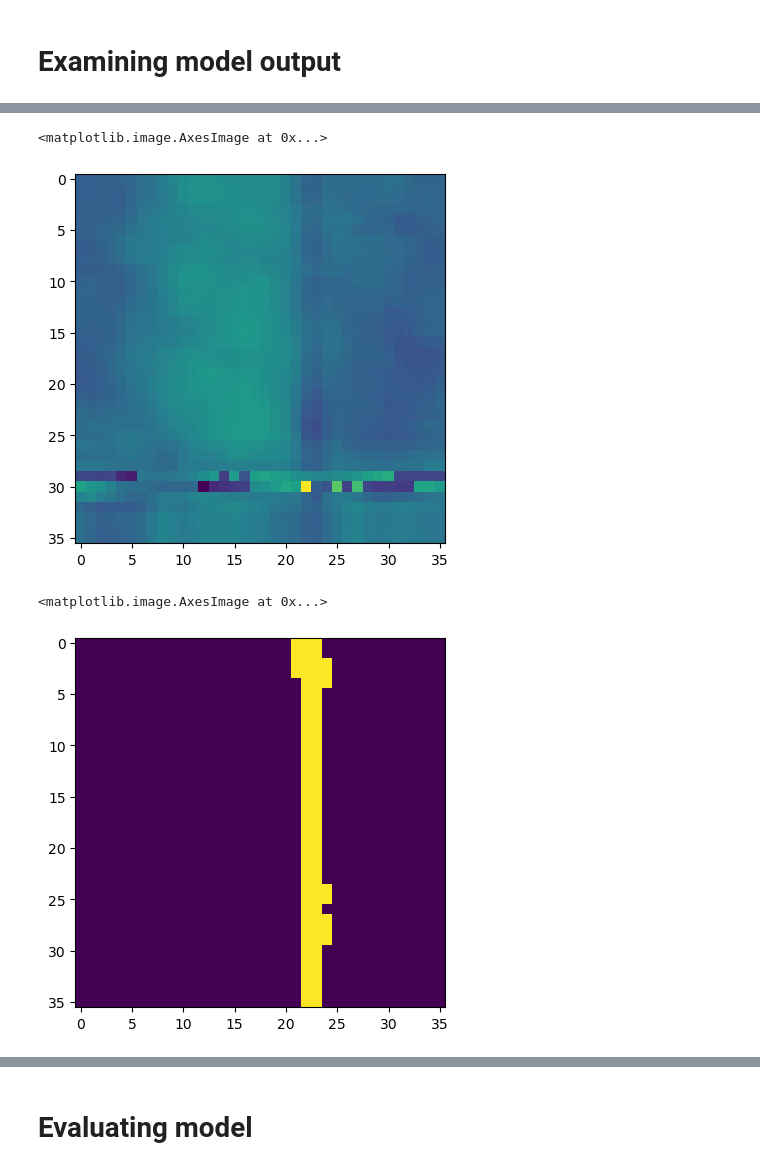
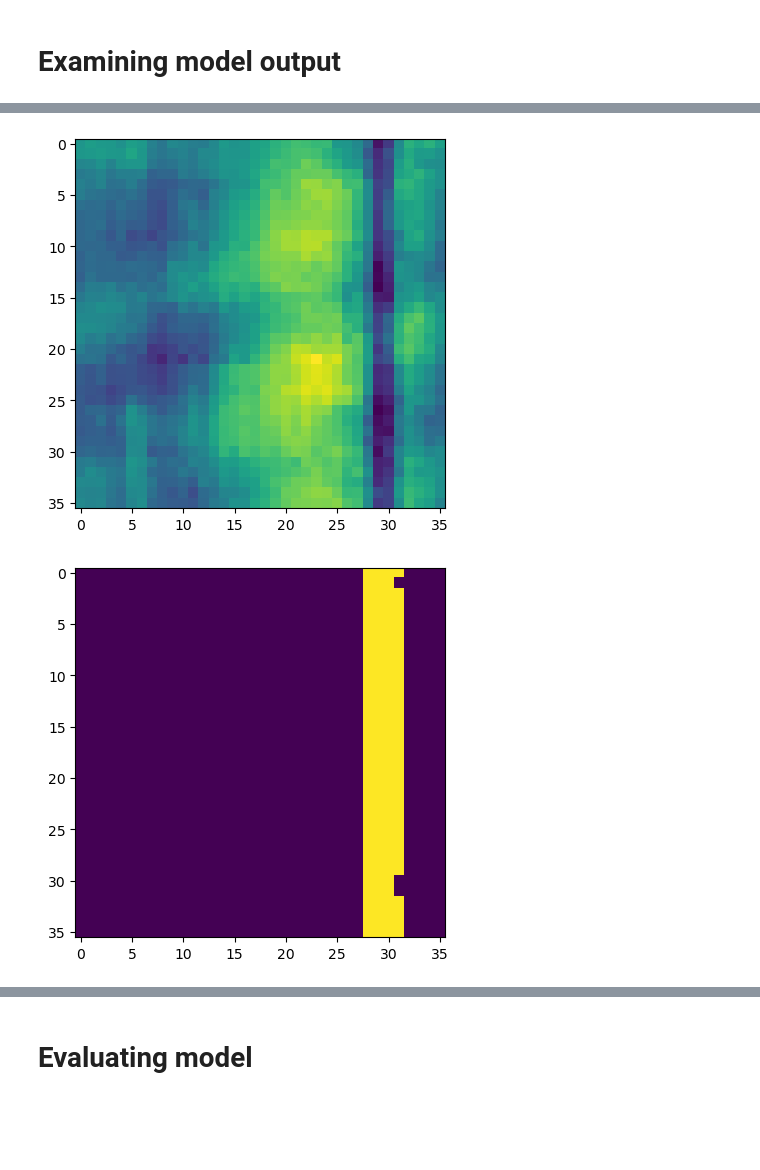
Before and after one commit to EllingtonKirby/Pipe-Corrosion-Detection, a Jupyter notebook: evaluation.ipynb, the cells around one changed output, grey strips where cells are left out. Saved outputs shown, nothing was run; the diff lists cells and outputs as text; code cells hidden in the pictures; blank space fills up the shorter version.

```diff
--- a/evaluation.ipynb
+++ b/evaluation.ipynb
@@ -87,13 +87,11 @@ plt.imshow(train_data[3].view(36, 36), norm=None)
-# %%
-input_1 = X_train[3].reshape(36, 36)
-plt.imshow(input_1, norm=None)
-# %% [output]
-<matplotlib.image.AxesImage at 0x...>
-[figure, removed]
 # %%
-out_1 = model(X_train[3].view(-1, 1, 36, 36))
-pred_1 = (F.sigmoid(out_1) > .5)*1.
+plt.imshow(X_test[5].view(36, 36), norm=None)
+plt.show()
+
+out_1, _ = model(X_test[5].view(-1, 1, 36, 36))
+pred_1 = (F.sigmoid(out_1) > .1)*1.
 plt.imshow(pred_1.reshape(36, 36))
+plt.show()
 # %% [output]
-<matplotlib.image.AxesImage at 0x...>
-[figure, old version]
+[figure, new version]
+[figure, added]
```
Also changed, not shown: parts of 9 cells of this notebook, 2 other files.
